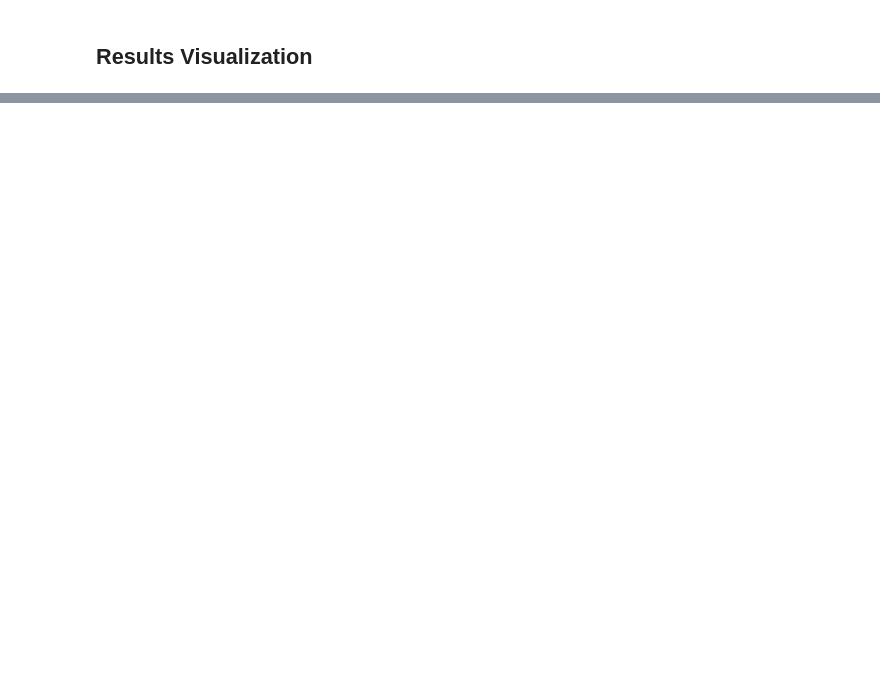
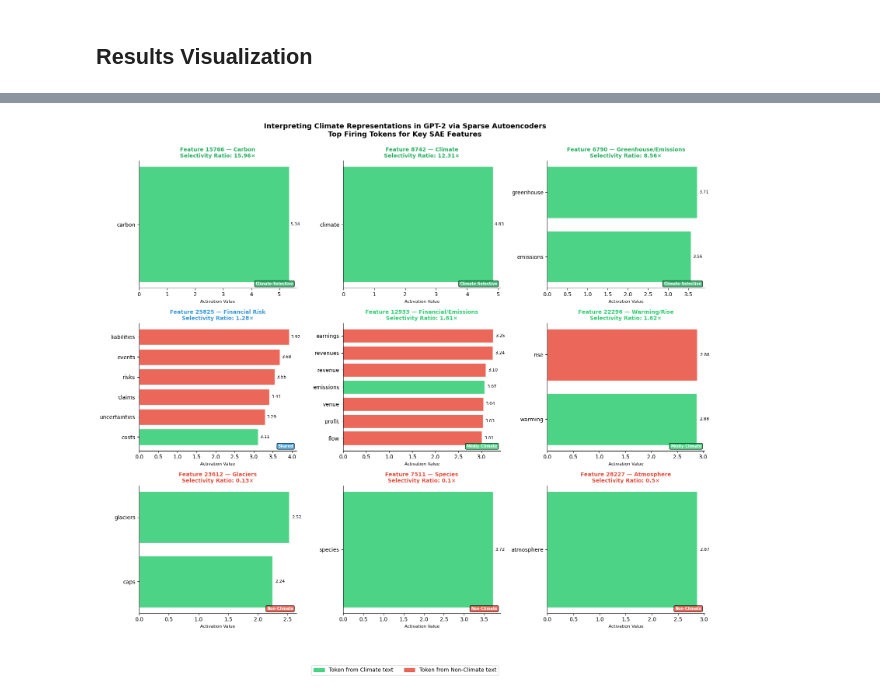
Before and after one commit to dikshaphuloria/climate-sae-gpt2, a Jupyter notebook: climate_activations_interpret_via_SAE.ipynb, the cells around one changed output, grey strips where cells are left out. Drawn from its saved outputs; the diff is of its cells as text; code cells hidden in the pictures; blank space fills up the shorter version.

```diff
--- a/climate_activations_interpret_via_SAE.ipynb
+++ b/climate_activations_interpret_via_SAE.ipynb
@@ -1062,0 +1034,93 @@ plt.show()
+# %%
+# Top 9 most interesting features for report
+highlight_features = [
+    15766,  # Carbon (strongest climate-selective)
+    8742,   # Climate (core climate)
+    6790,   # Greenhouse/Emissions (key climate)
+    25825,  # Financial Risk (shared - key finding!)
+    12933,  # Financial/Emissions (shared - key finding!)
+    22296,  # Warming/Rise (mildly climate)
+    23612,  # Glaciers (surprising non-climate!)
+    7511,   # Species (surprising non-climate!)
+    28227   # Atmosphere (surprising non-climate!)
+]
+
+highlight_names = {
+    15766: "Carbon",
+    8742:  "Climate",
+    6790:  "Greenhouse/Emissions",
+    25825: "Financial Risk",
+    12933: "Financial/Emissions",
+    22296: "Warming/Rise",
+    23612: "Glaciers",
+    7511:  "Species",
+    28227: "Atmosphere"
+}
+
+fig, axes = plt.subplots(3, 3, figsize=(16, 14))
+fig.suptitle(
+    "Interpreting Climate Representations in GPT-2 via Sparse Autoencoders\n"
+    "Top Firing Tokens for Key SAE Features\n",
+    fontsize=13, fontweight="bold"
+)
+axes = axes.flatten()
+
+for plot_idx, feat_idx in enumerate(highlight_features):
+    ax        = axes[plot_idx]
+    feat_data = df_tokens[df_tokens["feature_idx"] == feat_idx]
+    feat_name = highlight_names[feat_idx]
+    category  = df[df["feature_idx"] == feat_idx]["dominant_label"].values[0]
+    ratio     = df[df["feature_idx"] == feat_idx]["selectivity_ratio"].values[0]
+    cat_color = COLOR_MAP_LABEL[category]
+
+    tokens = feat_data["token"].tolist()
+    values = feat_data["value"].tolist()
+    labels = feat_data["label_name"].tolist()
+
+    token_colors = ["#2ecc71" if l == "Climate" else "#e74c3c" for l in labels]
+
+    bars = ax.barh(range(len(tokens)), values,  color=token_colors, alpha=0.85, edgecolor="white")
+
+    ax.set_yticks(range(len(tokens)))
+    ax.set_yticklabels(tokens, fontsize=10)
+    ax.invert_yaxis()
+    ax.set_xlabel("Activation Value", fontsize=8)
+    ax.spines["top"].set_visible(False)
+    ax.spines["right"].set_visible(False)
+
+    # title with feature name and ratio
+    ax.set_title(
+        f"Feature {feat_idx} — {feat_name}\n"
+        f"Selectivity Ratio: {ratio}×",
+        fontsize=10, fontweight="bold", color=cat_color
+    )
+
+    # category badge in corner
+    ax.text(0.98, 0.02, category,
+            transform=ax.transAxes,
+            fontsize=7, color="white",
+            ha="right", va="bottom",
+            fontweight="bold",
+            bbox=dict(boxstyle="round,pad=0.3",
+                      facecolor=cat_color, alpha=0.85))
+
+    # value labels on bars
+    for bar, val in zip(bars, values):
+        ax.text(bar.get_width() + 0.05, bar.get_y() + bar.get_height() / 2, f"{val:.2f}", va="center", fontsize=8)
+
+# legend
+climate_patch    = mpatches.Patch(color="#2ecc71", alpha=0.85, label="Token from Climate text")
+nonclimate_patch = mpatches.Patch(color="#e74c3c", alpha=0.85, label="Token from Non-Climate text")
+
+fig.legend(handles=[climate_patch, nonclimate_patch],
+           loc="lower center", fontsize=10,
+           bbox_to_anchor=(0.5, -0.04),
+           ncol=2)
+
+plt.tight_layout(rect=[0, 0.04, 1, 1])
+
+plt.savefig(f"{SAVE_DIR}/top_tokens_highlight_9.png", dpi=150, bbox_inches="tight", pad_inches=0.3)
+
+plt.show()
+# %% [output]
+[figure, added]
```
Also changed, not shown: parts of 17 cells of this notebook.
